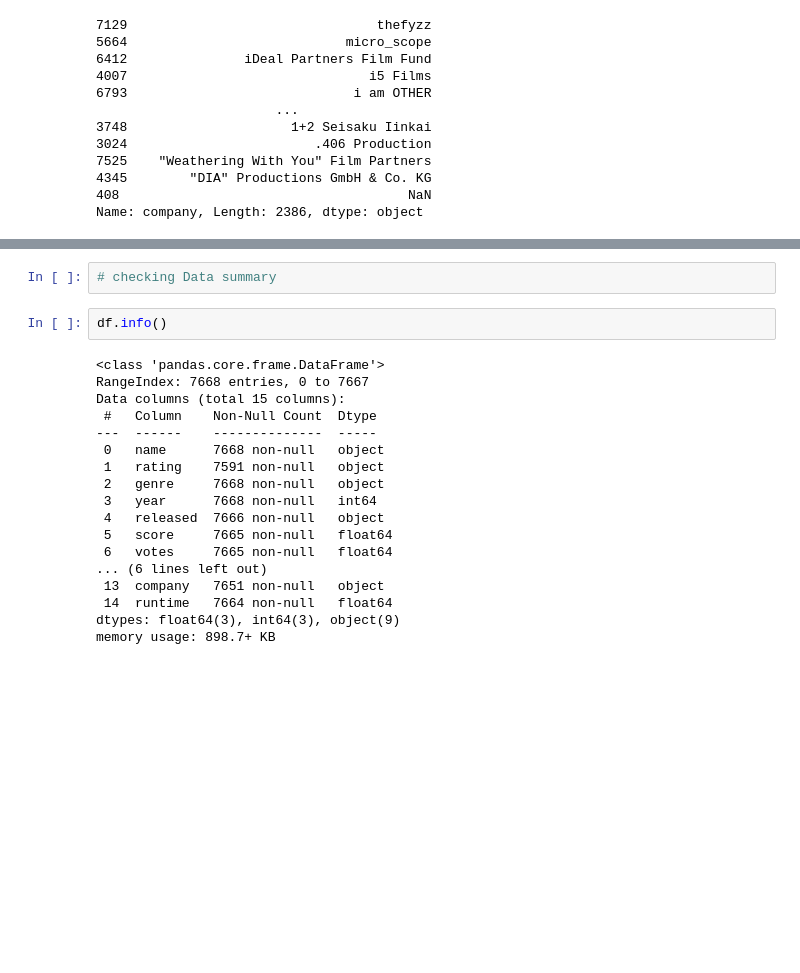
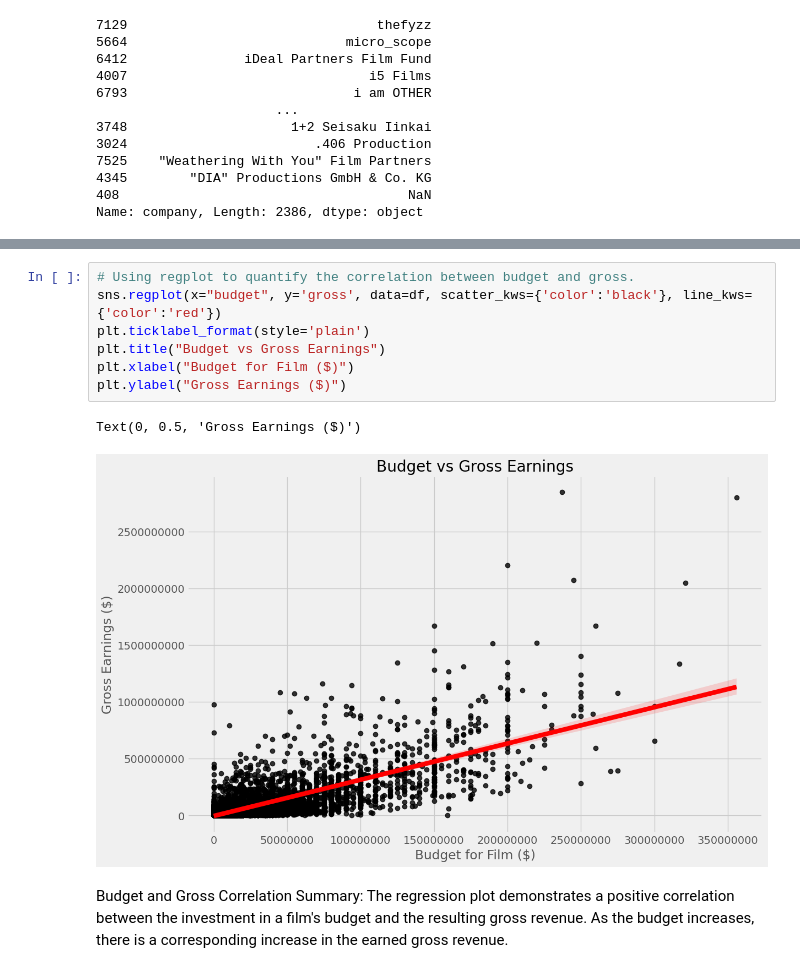
Before and after one commit to EdwinKingori/MovieCorrelation, a Jupyter notebook: Movie_correlation_analysis.ipynb, the cells around one changed output, grey strips where cells are left out. Saved outputs shown, nothing was run; the diff lists cells and outputs as text; blank space fills up the shorter version.

```diff
--- a/Movie_correlation_analysis.ipynb
+++ b/Movie_correlation_analysis.ipynb
@@ -230,22 +265,13 @@ plt.show()
-# %%
-# checking Data summary
-# %%
-df.info()
-# %% [output]
-<class 'pandas.core.frame.DataFrame'>
-RangeIndex: 7668 entries, 0 to 7667
-Data columns (total 15 columns):
- #   Column    Non-Null Count  Dtype
----  ------    --------------  -----
- 0   name      7668 non-null   object
- 1   rating    7591 non-null   object
- 2   genre     7668 non-null   object
- 3   year      7668 non-null   int64
- 4   released  7666 non-null   object
- 5   score     7665 non-null   float64
- 6   votes     7665 non-null   float64
-... (6 lines left out)
- 13  company   7651 non-null   object
- 14  runtime   7664 non-null   float64
-dtypes: float64(3), int64(3), object(9)
-memory usage: 898.7+ KB
+# %%
+# Using regplot to quantify the correlation between budget and gross.
+sns.regplot(x="budget", y='gross', data=df, scatter_kws={'color':'black'}, line_kws={'color':'red'})
+plt.ticklabel_format(style='plain')
+plt.title("Budget vs Gross Earnings")
+plt.xlabel("Budget for Film ($)")
+plt.ylabel("Gross Earnings ($)")
+# %% [output]
+Text(0, 0.5, 'Gross Earnings ($)')
+[figure, added]
+# %% [markdown]
+Budget and Gross Correlation Summary:
+    The regression plot demonstrates a positive correlation between the investment in a film's budget and the resulting gross revenue. As the budget increases, there is a corresponding increase in the earned gross revenue.
```
Also changed, not shown: parts of 22 cells of this notebook.
